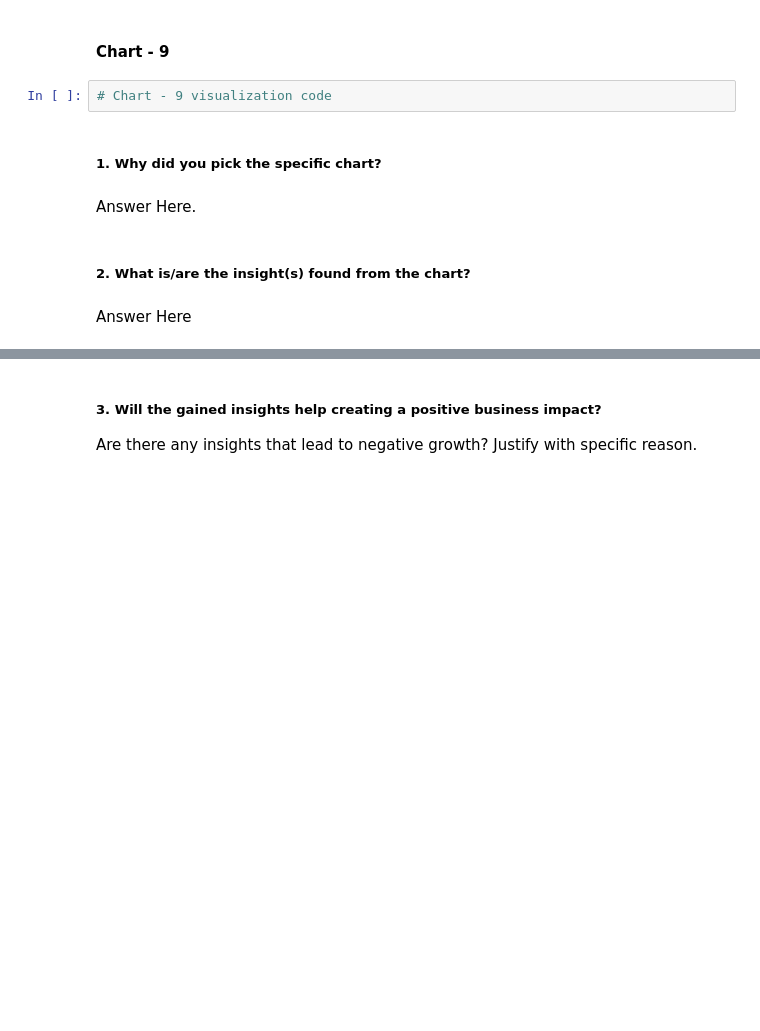
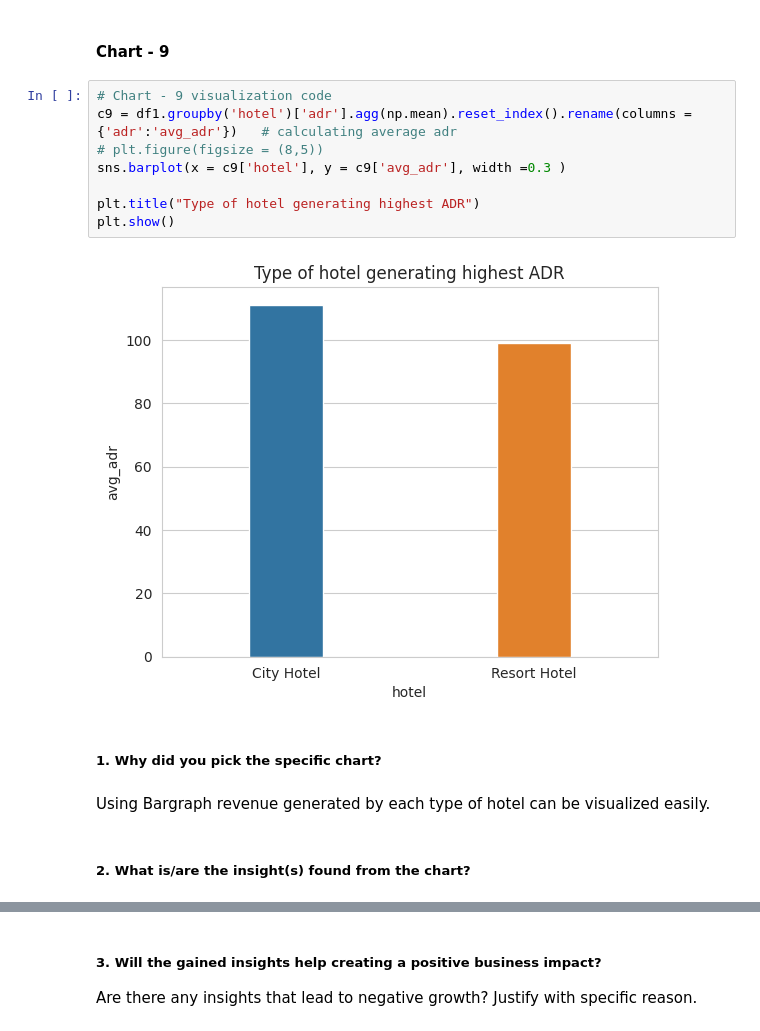
Before and after one commit to Hrishik-D/CapstoneProject_EDA_Hotel_Analysis, a Jupyter notebook: EDA_Hotel_Analysis_Individual.ipynb, the cells around one changed output, grey strips where cells are left out. Saved outputs shown, nothing was run; the diff lists cells and outputs as text; blank space fills up the shorter version.

```diff
--- a/EDA_Hotel_Analysis_Individual.ipynb
+++ b/EDA_Hotel_Analysis_Individual.ipynb
@@ -656,13 +656,19 @@ Negative Impacts:
 - Demand Fluctuations: Relying heavily on BB may lead to demand fluctuations during breakfast hours, potentially overcrowding dining areas during peak times and underutilizing them during off-peak periods.
 # %% [markdown]
 #### Chart - 9
-# %%
-# Chart - 9 visualization code
+# %%
+# Chart - 9 visualization code
+c9 = df1.groupby('hotel')['adr'].agg(np.mean).reset_index().rename(columns = {'adr':'avg_adr'})   # calculating average adr
+# plt.figure(figsize = (8,5))
+sns.barplot(x = c9['hotel'], y = c9['avg_adr'], width =0.3 )
+
+plt.title("Type of hotel generating highest ADR")
+plt.show()
+# %% [output]
+[figure, added]
 # %% [markdown]
 ##### 1. Why did you pick the specific chart?
-# %% [markdown]
-Answer Here.
+# %% [markdown]
+Using Bargraph revenue generated by each type of hotel can be visualized easily.
 # %% [markdown]
 ##### 2. What is/are the insight(s) found from the chart?
-# %% [markdown]
-Answer Here
```
Also changed, not shown: parts of 3 cells of this notebook.
